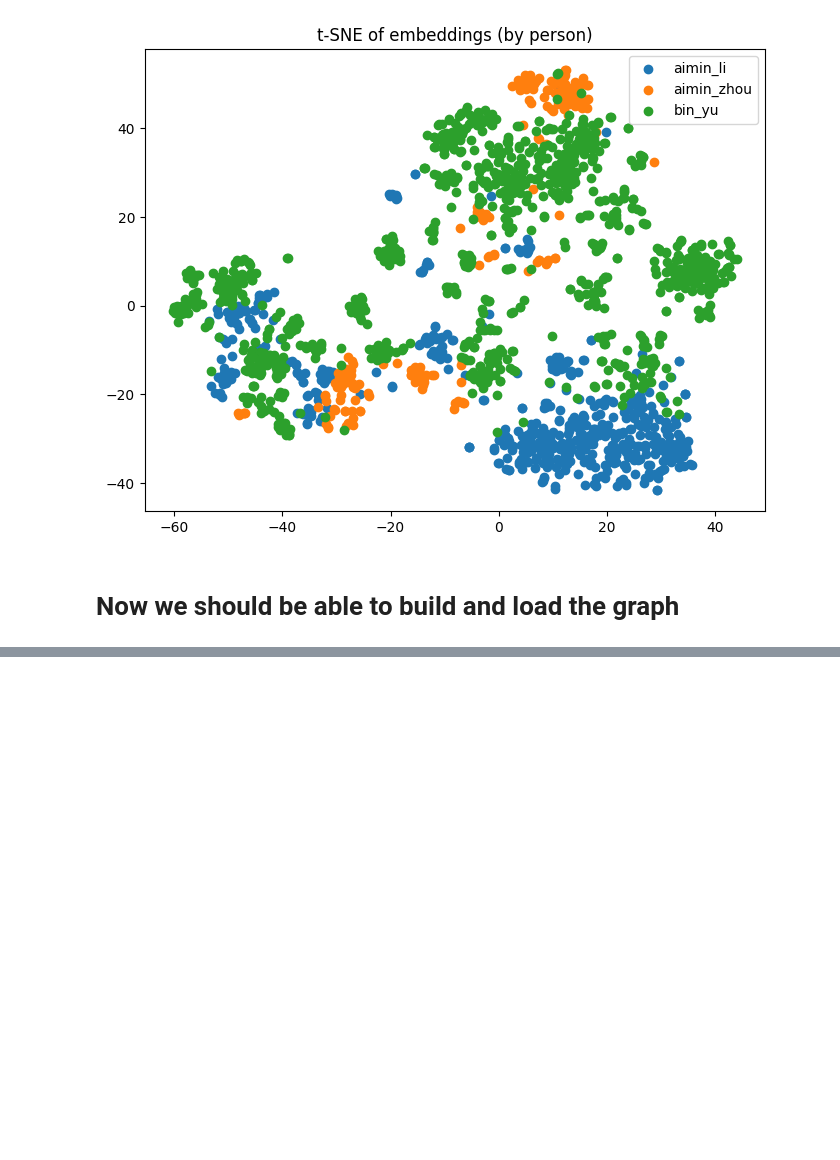
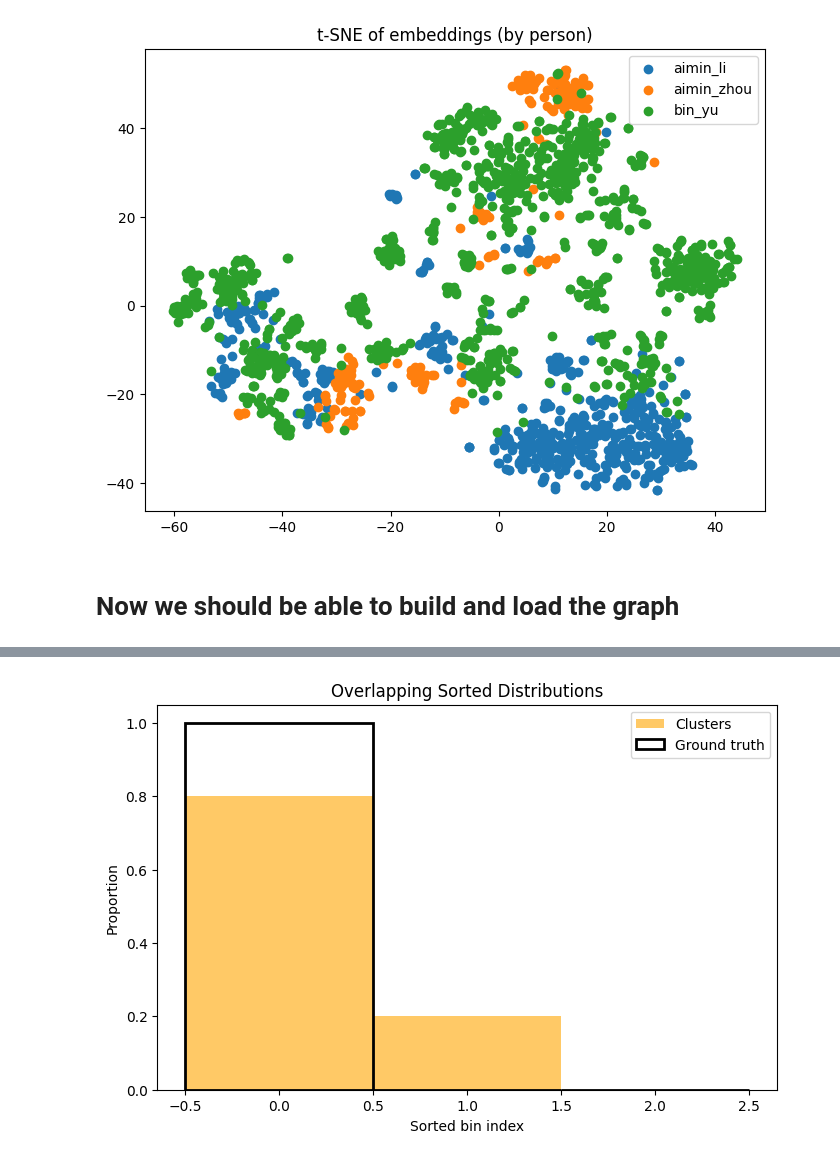
Before and after one commit to Supersheep7/bond-replica, a Jupyter notebook: lab.ipynb, the cells around one changed output, grey strips where cells are left out. Drawn from its saved outputs; the diff is of its cells as text; code cells hidden in the pictures; blank space fills up the shorter version.

```diff
--- a/lab.ipynb
+++ b/lab.ipynb
@@ -182,0 +191,5 @@ Total distinct authors for feng_cao: 24
+# %%
+gt = np.array([0, 0, 0, 0, 0])
+db = np.array([1, 1, 1, 1, 2])
+# %% [output]
+[figure, added]
```
Also changed, not shown: parts of 7 cells of this notebook, 2 other files.
